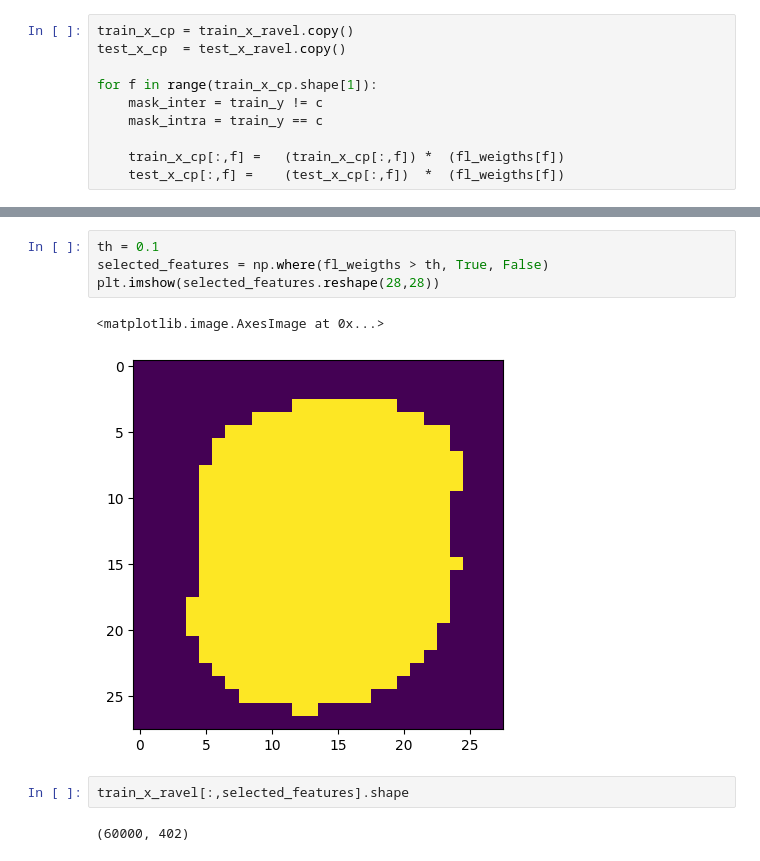
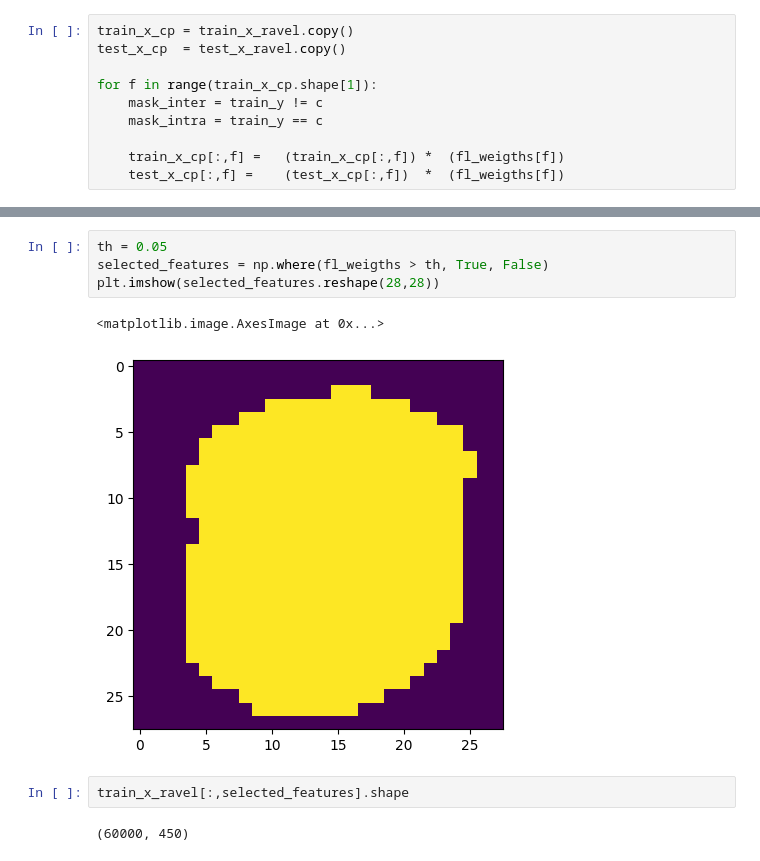
Before and after one commit to danillorobertopereira/fema, a Jupyter notebook: notebook/FeatureLearningMNIST.ipynb, the cells around one changed output, grey strips where cells are left out. Drawn from its saved outputs; the diff is of its cells as text.

```diff
--- a/notebook/FeatureLearningMNIST.ipynb
+++ b/notebook/FeatureLearningMNIST.ipynb
@@ -309,14 +309,14 @@ np.min(fl_weigths), np.max(fl_weigths), np.mean(fl_weigths), np.median(fl_weigth
 # %%
-th = 0.1
+th = 0.05
 selected_features = np.where(fl_weigths > th, True, False)
 plt.imshow(selected_features.reshape(28,28))
 # %% [output]
 <matplotlib.image.AxesImage at 0x...>
-[figure, old version]
+[figure, new version]
 # %%
 train_x_ravel[:,selected_features].shape
 # %% [output]
-(60000, 402)
+(60000, 450)
 # %%
 for c in classifiers:
     classifiers[c].fit(train_x_cp[:,selected_features],train_y)
```
Also changed, not shown: parts of 11 cells of this notebook, 2 other files.
